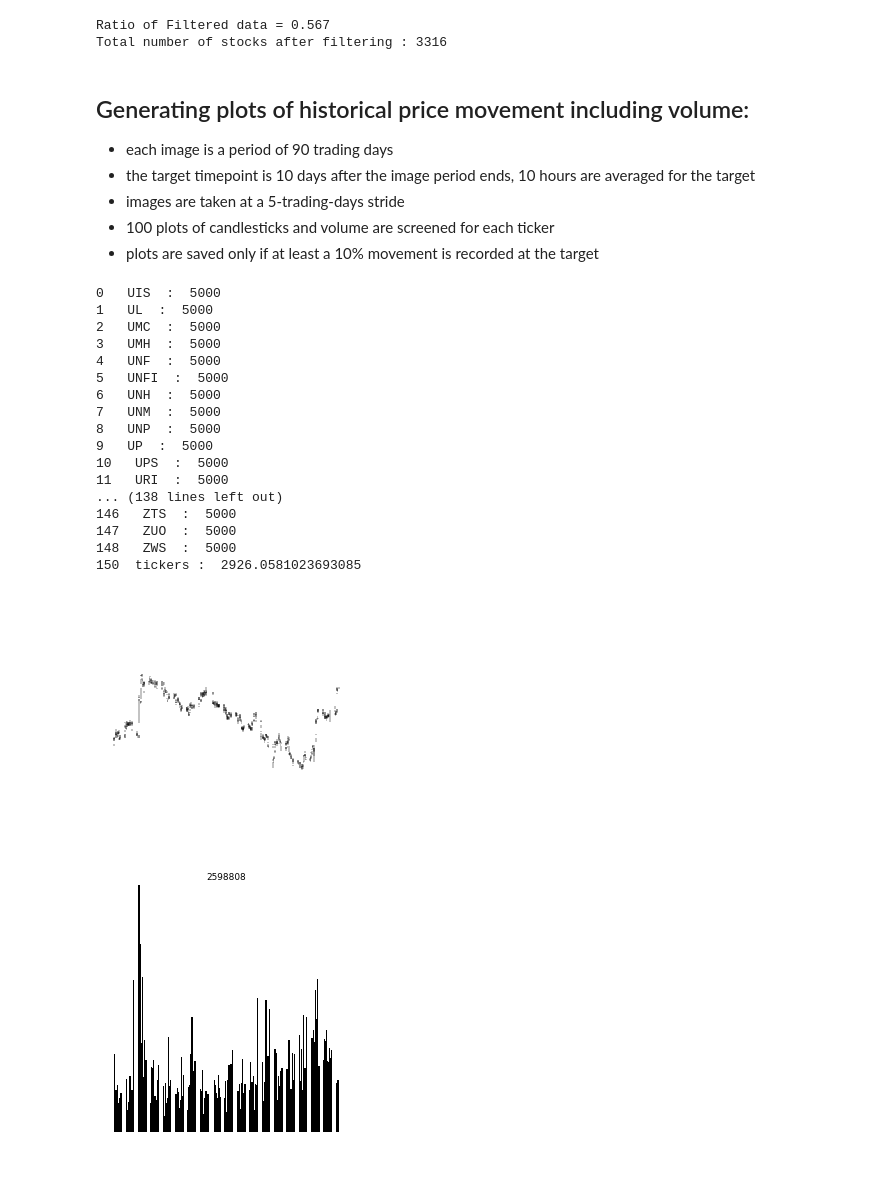
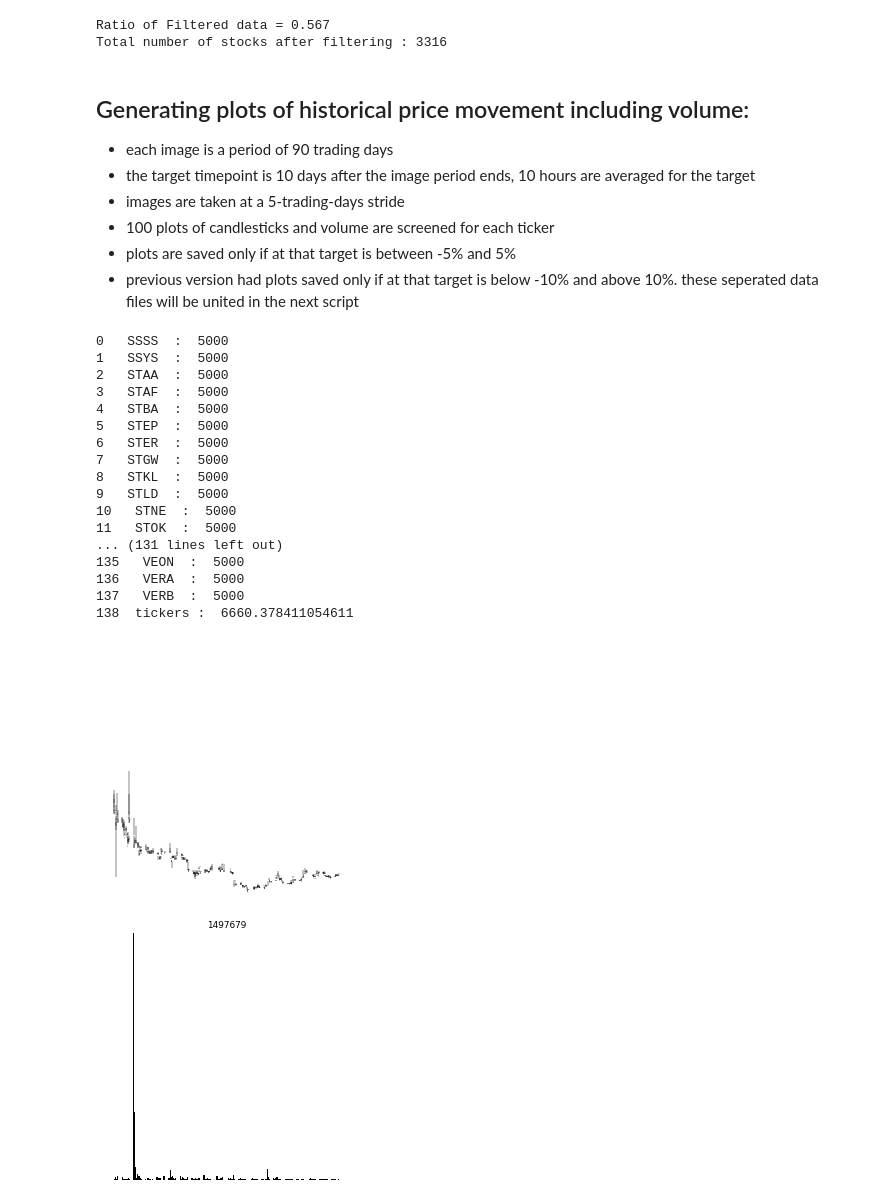
Before and after one commit to YanivAmir/stock-predicition-CNN, a Jupyter notebook: stock_image_generation_based_on_historical_data.ipynb, the cells around one changed output. Saved outputs shown, nothing was run; the diff lists cells and outputs as text; code cells hidden in the pictures; blank space fills up the shorter version.

Commit message:
Changed to create plots with targets between -5% and 5%. started arranging plot generation into function for more clarity.

```diff
--- a/stock_image_generation_based_on_historical_data.ipynb
+++ b/stock_image_generation_based_on_historical_data.ipynb
@@ -180,7 +180,8 @@ Total number of stocks after filtering : 3316
 *   the target timepoint is 10 days after the image period ends, 10 hours are averaged for the target
 *   images are taken at a 5-trading-days stride
 *   100 plots of candlesticks and volume are screened for each ticker
-*   plots are saved only if at least a 10% movement is recorded at the target
+*   plots are saved only if at that target is between -5% and 5%
+*   previous version had plots saved only if at that target is below -10% and above 10%. these seperated data files will be united in the next script
 # %%
 st = 5 #stride in days
 rng = 90 #dataRange in days
@@ -194,10 +196,9 @@ nStrides4Ticker = 100  # 120 are possible in these setting however last 20 chron
 # %%
-
-
-strtIdx = 0
-endIdx = 3317. #number of stocks
+minRelativePriceMove = 0.05
+strtIdx = 195
+endIdx = 3317 #number of stocks
 startStrideAt0 = False #change to False if run was interrupted
-startStrideNumber = 80. #change to the number of stride in which run was interrupted
+startStrideNumber = 26
 
 #generate a copy of the df to be updated ech iteration
 scaledDF = deepcopy(data[posTickers[0]])
@@ -228,7 +229,7 @@ for j,ticker in enumerate(posTickers[strtIdx:endIdx]):
 
     # create the target for the image
     target = np.mean(labels[i*h4d*st+h4d*rng-targetBuffer:i*h4d*st+h4d*rng+targetBuffer]) #stride + dataRange +-1day (=~10 hours)
-    if target>minRelativePriceMove or target<-minRelativePriceMove:
+    if minRelativePriceMove >= target >= -minRelativePriceMove:
 
       try:
         targets.append(target)
@@ -278,57 +279,58 @@ for j,ticker in enumerate(posTickers[strtIdx:endIdx]):
 
         # Plot 2: Volume Only
         ax2.clear()
         ax2.bar(volume_dates[i*h4d*st:h4d*rng+h4d*st*i], volume_data[i*h4d*st:h4d*rng+h4d*st*i], color='black', width=0.75)
         ax2.set_ylim(0,np.max(volume_data[i*h4d*st:h4d*rng+h4d*st*i]))
         ax2.set_title(int(np.max(volume_data[i*h4d*st:h4d*rng+h4d*st*i])),fontsize=10)
         ax2.xaxis.set_visible(False)
         ax2.yaxis.set_visible(False)
         ax2.spines['top'].set_visible(False)
         ax2.spines['bottom'].set_visible(False)
         ax2.spines['left'].set_visible(False)
         ax2.spines['right'].set_visible(False)
         '''plt.show()'''
 
          # transform into a greyscale array
         fig2.canvas.draw()
         rgba_array = np.frombuffer(fig2.canvas.tostring_argb(), dtype=np.uint8).reshape((figsize[0]*dpi, figsize[0]*dpi, 4))
         capImgs.append((0.2989 * rgba_array[..., 0] + 0.5870 * rgba_array[..., 1] + 0.1140 * rgba_array[..., 2])/255)
 
         # save every 1000 candlestick+volume plots
-        if len(capImgs)%1000 ==0:
-          np.savez_compressed(savePath+'StockImgs_asList_'+str(strtIdx)+'-'+str(j+strtIdx)+'_24Sept2024.npz', *stockImgs)
-          np.savez_compressed(savePath+'CapImgs_asList_'+str(strtIdx)+'-'+str(j+strtIdx)+'_24Sept2024.npz', *capImgs)
-          np.savez_compressed(savePath+'Targets_asList_'+str(strtIdx)+'-'+str(j+strtIdx)+'_24Sept2024.npz', *targets)
+        if len(capImgs)%3000 ==0:
+          np.savez_compressed(savePath+'StockImgs_asList_'+str(strtIdx)+'-'+str(j+strtIdx)+'_24Sept2024_targetsBelow5.npz', *stockImgs)
+          np.savez_compressed(savePath+'CapImgs_asList_'+str(strtIdx)+'-'+str(j+strtIdx)+'_24Sept2024_targetsBelow5.npz', *capImgs)
+          np.savez_compressed(savePath+'Targets_asList_'+str(strtIdx)+'-'+str(j+strtIdx)+'_24Sept2024_targetsBelow5.npz', *targets)
           print(len(capImgs),' images saved, ',j+strtIdx,' ticker number,',i,' stride number, ',time.time()-start_time,' seconds passed')
-
+          stockImgs,capImgs,targets = [],[],[]
       except:
         print('couldnt save image ',i,' @',ticker)
         print(len(targets),' ',len(stockImgs),' ',len(capImgs))
         targets=targets[:-1]
         continue
 
 # final save
-np.savez_compressed(savePath+'StockImgs_asList_'+str(strtIdx)+'-'+str(j+strtIdx)+'_24Sept2024.npz', *stockImgs)
-np.savez_compressed(savePath+'CapImgs_asList_'+str(strtIdx)+'-'+str(j+strtIdx)+'_24Sept2024.npz', *capImgs)
-np.savez_compressed(savePath+'Targets_asList_'+str(strtIdx)+'-'+str(j+strtIdx)+'_24Sept2024.npz', *targets)
+np.savez_compressed(savePath+'StockImgs_asList_'+str(strtIdx)+'-'+str(j+strtIdx)+'_24Sept2024_targetsBelow5.npz', *stockImgs)
+np.savez_compressed(savePath+'CapImgs_asList_'+str(strtIdx)+'-'+str(j+strtIdx)+'_24Sept2024_targetsBelow5.npz', *capImgs)
+np.savez_compressed(savePath+'Targets_asList_'+str(strtIdx)+'-'+str(j+strtIdx)+'_24Sept2024_targetsBelow5.npz', *targets)
+
 print(endIdx-strtIdx,' tickers : ',time.time()-start_time)
 # %% [output]
-0   UIS  :  5000
-1   UL  :  5000
-2   UMC  :  5000
-3   UMH  :  5000
-4   UNF  :  5000
-5   UNFI  :  5000
-6   UNH  :  5000
-7   UNM  :  5000
-8   UNP  :  5000
-9   UP  :  5000
-10   UPS  :  5000
-11   URI  :  5000
-... (138 lines left out)
-146   ZTS  :  5000
-147   ZUO  :  5000
-148   ZWS  :  5000
-150  tickers :  2926.0581023693085
+0   SSSS  :  5000
+1   SSYS  :  5000
+2   STAA  :  5000
+3   STAF  :  5000
+4   STBA  :  5000
+5   STEP  :  5000
+6   STER  :  5000
+7   STGW  :  5000
+8   STKL  :  5000
+9   STLD  :  5000
+10   STNE  :  5000
+11   STOK  :  5000
+... (131 lines left out)
+135   VEON  :  5000
+136   VERA  :  5000
+137   VERB  :  5000
+138  tickers :  6660.378411054611
-[figure, old version]
+[figure, new version]
-[figure, old version]
+[figure, new version]
```
Also changed, not shown: parts of 4 cells of this notebook.
